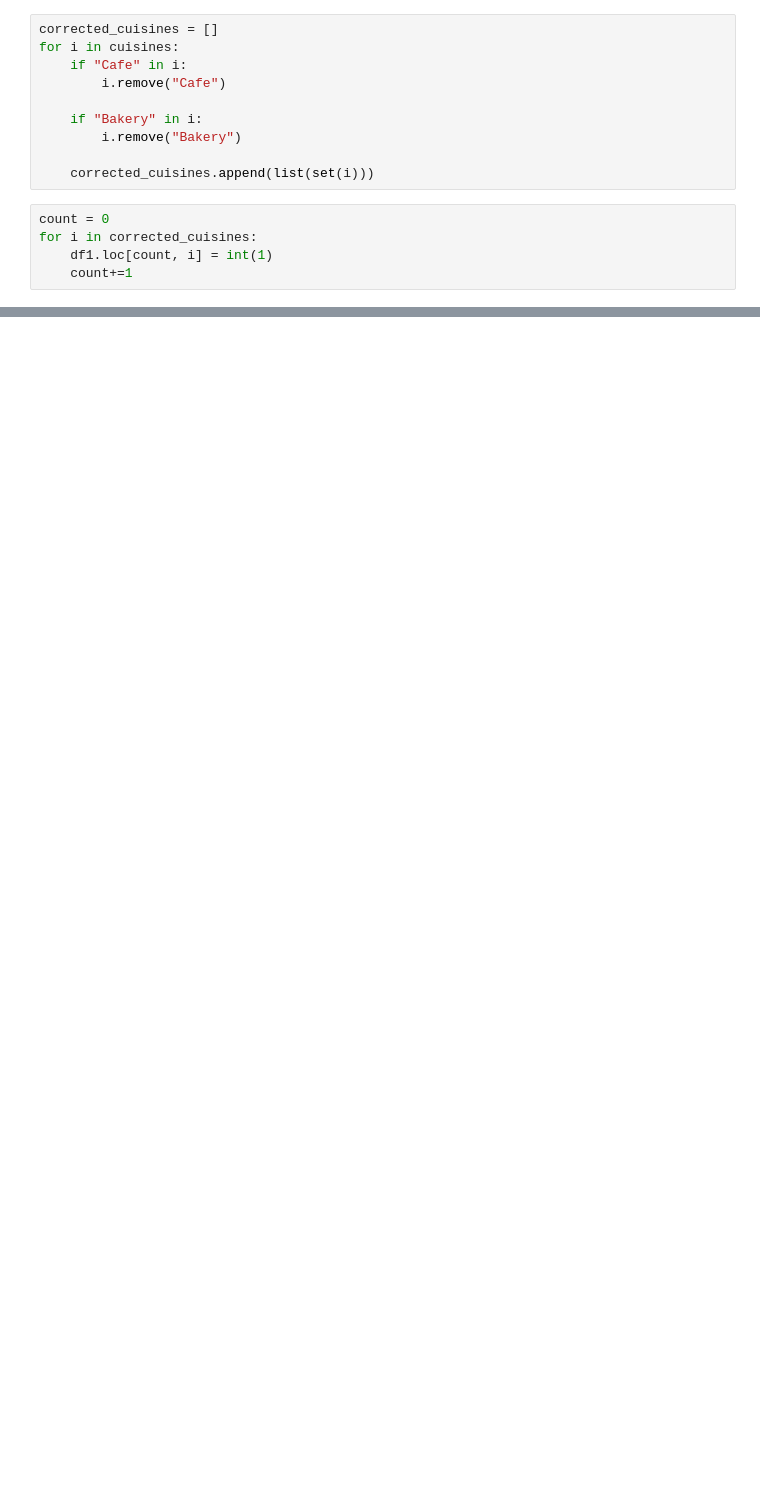
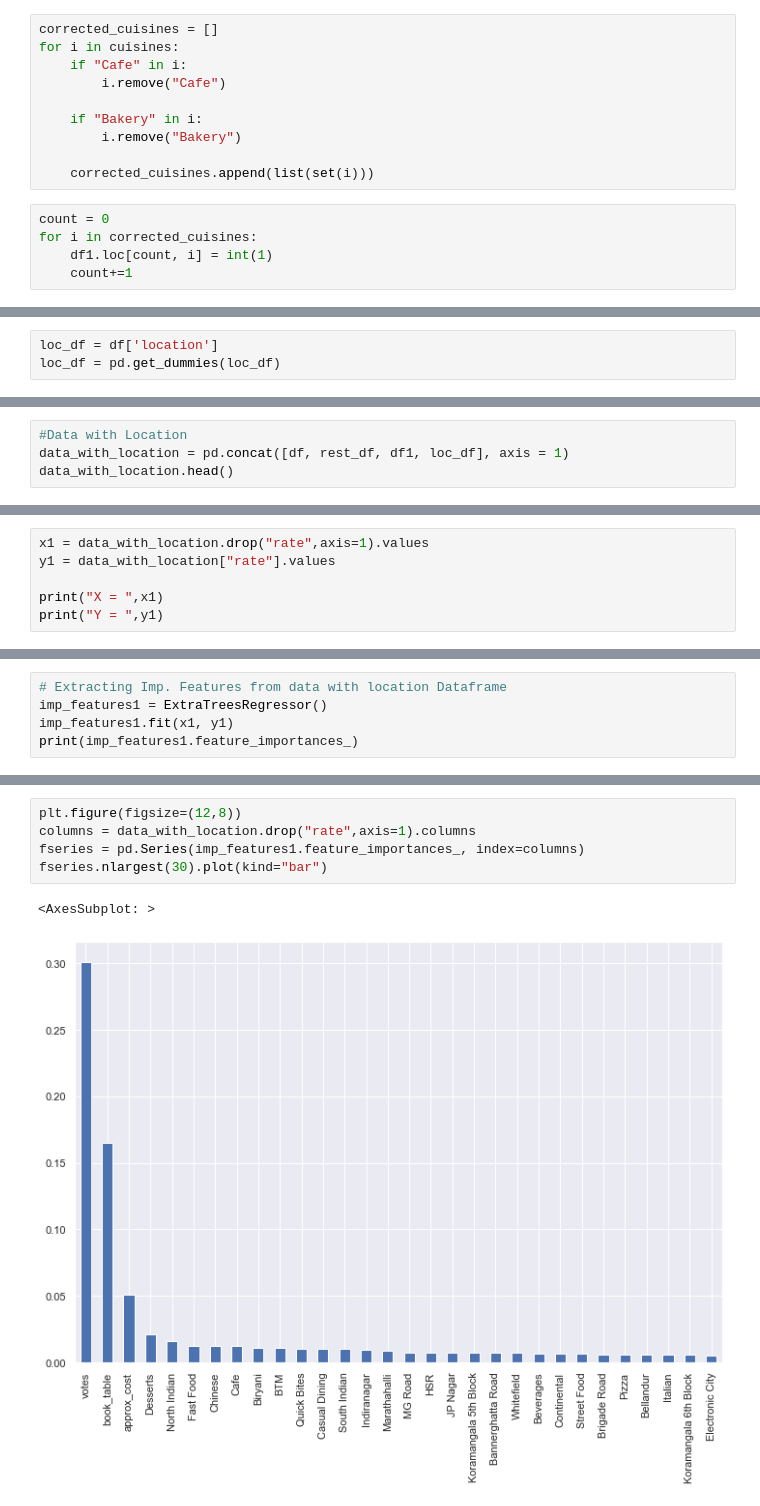
Before and after one commit to Samirsaiyed/restaurant_rating_prediction, a Jupyter notebook: restaurant_rating_prediction.ipynb, the cells around one changed output, grey strips where cells are left out. Cells and saved outputs as stored; diff of their text form; blank space fills up the shorter version.

```diff
--- a/restaurant_rating_prediction.ipynb
+++ b/restaurant_rating_prediction.ipynb
@@ -642,0 +656,3 @@ df1.head()
+# %%
+loc_df = df['location']
+loc_df = pd.get_dummies(loc_df)
@@ -642,0 +683,4 @@ df1.head()
+# %%
+#Data with Location
+data_with_location = pd.concat([df, rest_df, df1, loc_df], axis = 1)
+data_with_location.head()
@@ -642,0 +724,6 @@ df1.head()
+# %%
+x1 = data_with_location.drop("rate",axis=1).values
+y1 = data_with_location["rate"].values
+
+print("X = ",x1)
+print("Y = ",y1)
@@ -642,0 +756,5 @@ df1.head()
+# %%
+# Extracting Imp. Features from data with location Dataframe
+imp_features1 = ExtraTreesRegressor()
+imp_features1.fit(x1, y1)
+print(imp_features1.feature_importances_)
@@ -642,0 +779,8 @@ df1.head()
+# %%
+plt.figure(figsize=(12,8))
+columns = data_with_location.drop("rate",axis=1).columns
+fseries = pd.Series(imp_features1.feature_importances_, index=columns)
+fseries.nlargest(30).plot(kind="bar")
+# %% [output]
+<AxesSubplot: >
+[figure, added]
```
Also changed, not shown: parts of 70 cells of this notebook.
